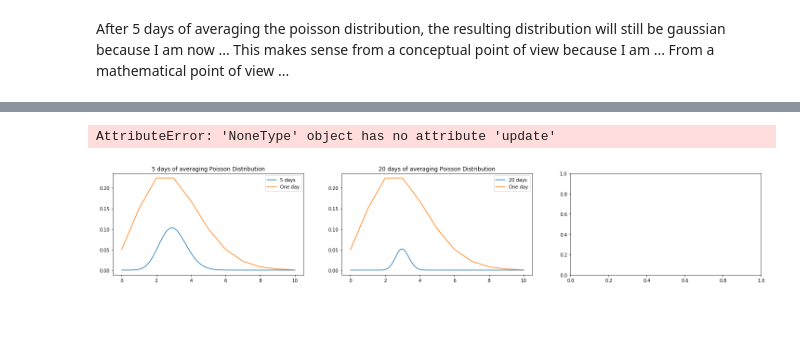
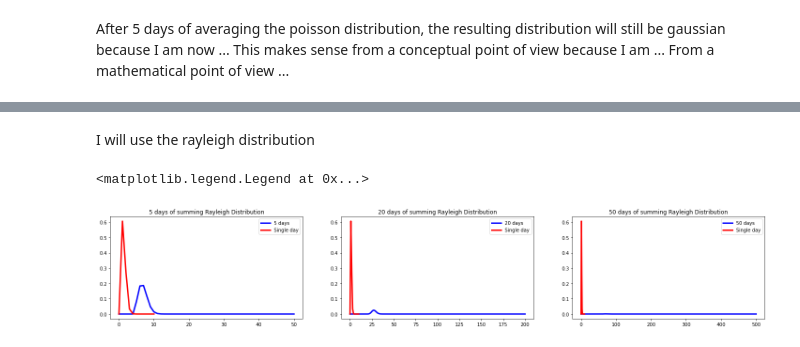
Before and after one commit to MikePhen12/Phys_434_portfolio, a Jupyter notebook: Lab_2.ipynb, the cells around one changed output, grey strips where cells are left out. Drawn from its saved outputs; the diff is of its cells as text; code cells hidden in the pictures; blank space fills up the shorter version.

```diff
--- a/Lab_2.ipynb
+++ b/Lab_2.ipynb
@@ -64,43 +136,45 @@ After 5 days of averaging the poisson distribution, the resulting distribution w
+# %% [markdown]
+I will use the rayleigh distribution
 # %%
 fig, (ax, ax1, ax2) = plt.subplots(1, 3, figsize = (25,4))
-err_data = stats.poisson.pmf(x, avg_cosmic_background, offset)
+x = np.linspace(stats.rayleigh.ppf(.01), stats.rayleigh.ppf(.99), 100)
+x = np.linspace(0, 10, 11)
+
+err_data = stats.rayleigh.pdf(x, loc=0, scale=1)
 
 days = 5
 days_1 = 20
 days_2 = 50
 
 y1 = np.convolve(err_data, err_data)
 for i in range(2, days):
     y1 = np.convolve(y1, err_data)
-new_x = np.linspace(0, 10*days, 10*days+1)/days
 
-ax.plot(new_x, y1, label = f'{days} days')
-ax.plot(x, err_data, label = 'One day')
-ax.set_title('5 days of averaging Poisson Distribution')
+ax.set_title('5 days of summing Rayleigh Distribution')
+x_new = np.linspace(0, 10*days, 10*days+1)
+ax.plot(x_new, y1, 'b', lw=3, label = f'{days} days')
+ax.plot(x, err_data, 'r', lw=3, label = 'Single day')
 ax.legend()
 
 y2 = np.convolve(err_data, err_data)
 for i in range(2, days_1):
     y2 = np.convolve(y2, err_data)
-new_x1 = np.linspace(0, 10*days_1, 10*days_1+1)/days_1
 
-ax1.plot(new_x1, y2, label = f'{days_1} days')
-ax1.plot(x, err_data, label = 'One day')
-ax1.set_title('20 days of averaging Poisson Distribution')
+ax1.set_title('20 days of summing Rayleigh Distribution')
+x_new = np.linspace(0, 10*days_1, 10*days_1+1)
+ax1.plot(x_new, y2, 'b', lw=3, label = f'{days_1} days')
+ax1.plot(x, err_data, 'r', lw=3, label = 'Single day')
 ax1.legend()
 
 y3 = np.convolve(err_data, err_data)
 for i in range(2, days_2):
     y3 = np.convolve(y3, err_data)
-new_x2 = np.linspace(0, 10*days_2, 10*days_2+1)/days_2
 
-ax2.vlines(new_x2, y3, 'bo', lw = 5/days_2, label = f'{days_2} days')
-#ax2.plot(x, err_data, label = 'One day')
-ax2.set_title('50 days of averaging Poisson Distribution')
+ax2.set_title('50 days of summing Rayleigh Distribution')
+x_new = np.linspace(0, 10*days_2, 10*days_2+1)
+ax2.plot(x_new, y3, 'b', lw=3, label = f'{days_2} days')
+ax2.plot(x, err_data, 'r', lw=3, label = 'Single day')
 ax2.legend()
-
-p = 1 - ((1 - stats.poisson.cdf(x, avg_cosmic_background)))
-print(p)
 # %% [output]
-AttributeError: 'NoneType' object has no attribute 'update'
+<matplotlib.legend.Legend at 0x...>
-[figure, old version]
+[figure, new version]
```
Also changed, not shown: parts of 6 cells of this notebook.
